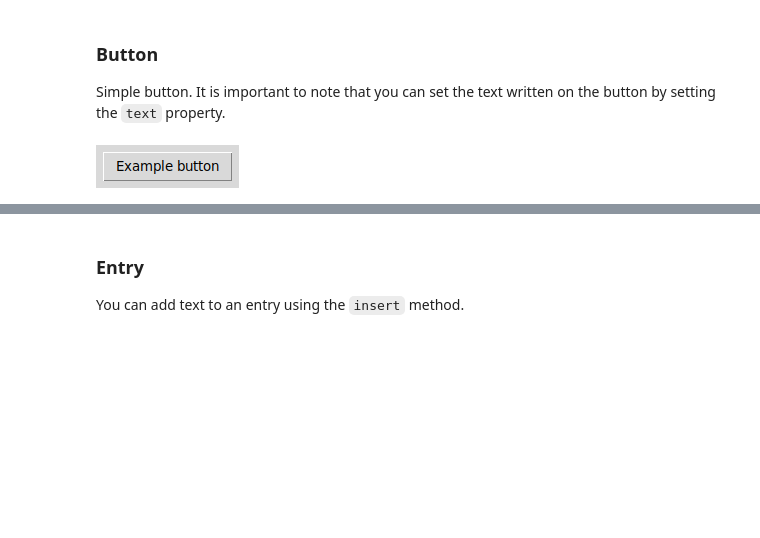
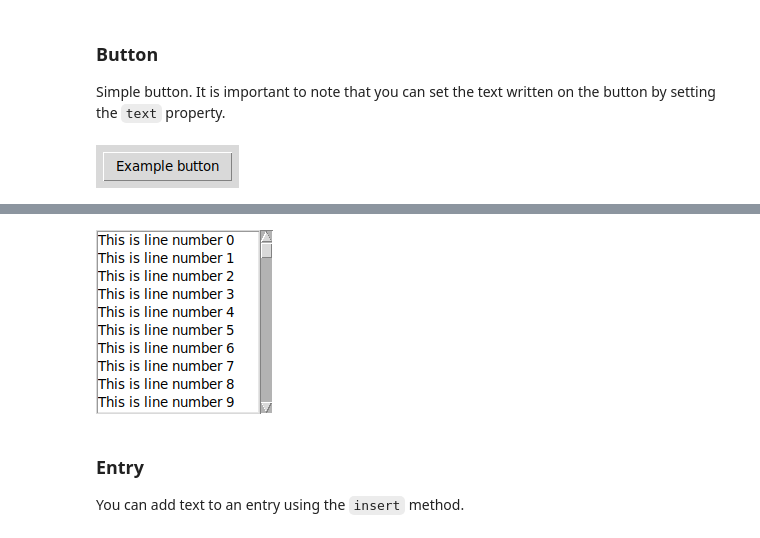
Before and after one commit to fedorkobak/knowledge, a Jupyter notebook: python/advanced/tkinter.ipynb, the cells around one changed output, grey strips where cells are left out. Drawn from its saved outputs; the diff is of its cells as text; code cells hidden in the pictures; blank space fills up the shorter version.

Commit message:
tkinter.ipynb   add scrollbar to overview   add notebook tkinter/scrollbar.ipynb

```diff
--- a/python/advanced/tkinter.ipynb
+++ b/python/advanced/tkinter.ipynb
@@ -160,3 +164,19 @@ root.mainloop()
+# %%
+root = tk.Tk()
+scrollbar = tk.Scrollbar(root)
+scrollbar.pack(side = tk.RIGHT, fill=tk.Y)
+
+mylist = tk.Listbox(root, yscrollcommand = scrollbar.set)
+for line in range(100):
+   mylist.insert(END, "This is line number " + str(line))
+
+mylist.pack(side = tk.LEFT, fill = tk.BOTH )
+scrollbar.config(command = mylist.yview)
+
+root.after(200, take_screenshot, root)
+mainloop()
+# %% [output]
+[figure, added]
 # %% [markdown]
 ### Entry
 
```
Also changed, not shown: parts of 1 cell of this notebook, 1 other file.
